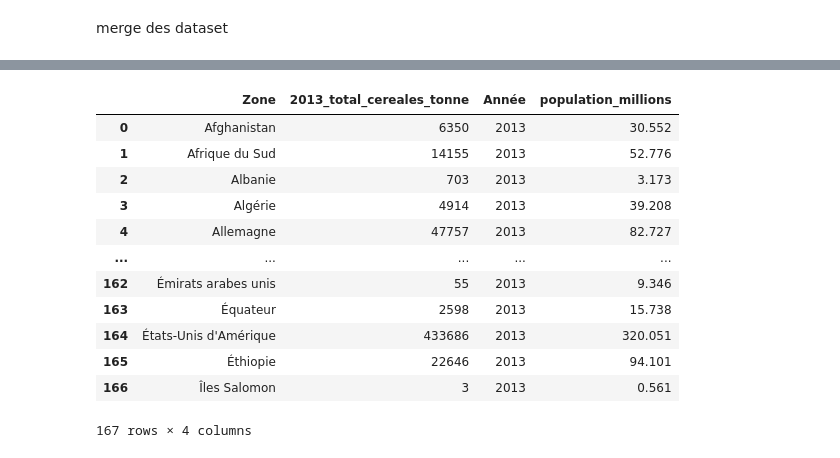
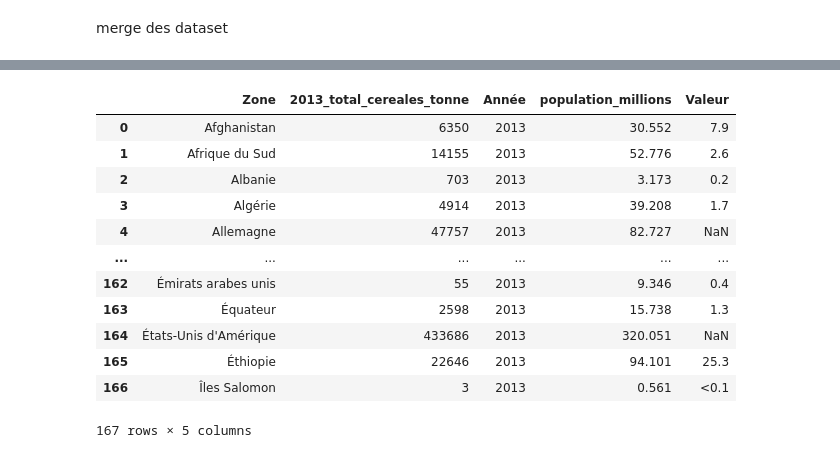
Before and after one commit to SIMPLON-DIST-Data-Analyst-211541/Hanna_Bief_FAO, a Jupyter notebook: FAO/Nettoyage.ipynb, the cells around one changed output, grey strips where cells are left out. Cells and saved outputs as stored; diff of their text form; code cells hidden in the pictures.

Commit message:
merge

```diff
--- a/FAO/Nettoyage.ipynb
+++ b/FAO/Nettoyage.ipynb
@@ -612,6 +612,6 @@ print(df_sous)
 
 [1020 rows x 15 columns]
 # %%
-df_sous = df_sous.drop(columns=['Code Domaine','Code Produit','Domaine','Symbole', 'Description du Symbole','Code année','Code Élément','Produit','Unité','Élément','Note'])
+df_sous = df_sous.drop(columns=['Code zone','Code Domaine','Code Produit','Domaine','Symbole', 'Description du Symbole','Année','Code Élément','Produit','Unité','Élément','Note'])
 df_sous
 # %% [output]
@@ -630,0 +631,4 @@ df_sous
+# %%
+df_sous_20122014 = df_sous[df_sous['Code année'] == 20122014]
+
+df_zone_valeur = df_sous_20122014[['Zone', 'Valeur']]
@@ -837,4 +850,4 @@ df_popul, on=['Zone'],how='left') # inner car le nombre de pays est identique
 
 
 #merge etape_2 avec population
-#etape_2=etape_1.merge(df_popul, on=('Zone','Année'),how='left')
+etape_2=etape_1.merge(df_zone_valeur, on=('Zone'),how='left')
@@ -841,16 +870,16 @@ df_popul, on=['Zone'],how='left') # inner car le nombre de pays est identique
 # %%
-etape_1
+etape_2
 # %% [output]
-|  | Zone | 2013_total_cereales_tonne | Année | population_millions |
-| 0 | Afghanistan | 6350 | 2013 | 30.552 |
-| 1 | Afrique du Sud | 14155 | 2013 | 52.776 |
-| 2 | Albanie | 703 | 2013 | 3.173 |
-| 3 | Algérie | 4914 | 2013 | 39.208 |
-| 4 | Allemagne | 47757 | 2013 | 82.727 |
-| ... | ... | ... | ... | ... |
-| 162 | Émirats arabes unis | 55 | 2013 | 9.346 |
-| 163 | Équateur | 2598 | 2013 | 15.738 |
-| 164 | États-Unis d'Amérique | 433686 | 2013 | 320.051 |
-| 165 | Éthiopie | 22646 | 2013 | 94.101 |
-| 166 | Îles Salomon | 3 | 2013 | 0.561 |
+|  | Zone | 2013_total_cereales_tonne | Année | population_millions | Valeur |
+| 0 | Afghanistan | 6350 | 2013 | 30.552 | 7.9 |
+| 1 | Afrique du Sud | 14155 | 2013 | 52.776 | 2.6 |
+| 2 | Albanie | 703 | 2013 | 3.173 | 0.2 |
+| 3 | Algérie | 4914 | 2013 | 39.208 | 1.7 |
+| 4 | Allemagne | 47757 | 2013 | 82.727 | NaN |
+| ... | ... | ... | ... | ... | ... |
+| 162 | Émirats arabes unis | 55 | 2013 | 9.346 | 0.4 |
+| 163 | Équateur | 2598 | 2013 | 15.738 | 1.3 |
+| 164 | États-Unis d'Amérique | 433686 | 2013 | 320.051 | NaN |
+| 165 | Éthiopie | 22646 | 2013 | 94.101 | 25.3 |
+| 166 | Îles Salomon | 3 | 2013 | 0.561 | <0.1 |
-167 rows × 4 columns
+167 rows × 5 columns
```
Also changed, not shown: parts of 6 cells of this notebook.
